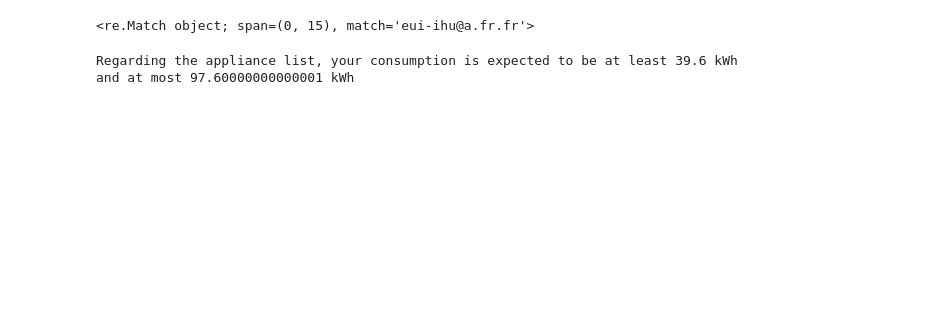
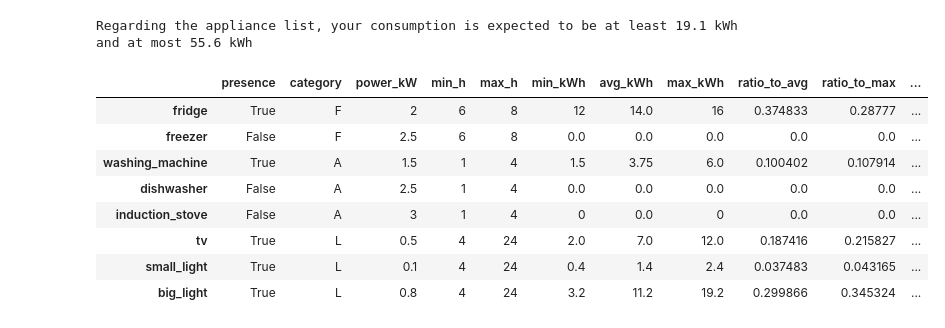
Before and after one commit to RantoB/Tilt-case, a Jupyter notebook: notebooks/function_test.ipynb, the cells around one changed output. Saved outputs shown, nothing was run; the diff lists cells and outputs as text; code cells hidden in the pictures; blank space fills up the shorter version.

```diff
--- a/notebooks/function_test.ipynb
+++ b/notebooks/function_test.ipynb
@@ -3,10 +1,3 @@ import re
-# %%
-pattern = r'\w+\.*-*\w*@[\w+.-]+\.\w+'
-email = 'eui-ihu@a.fr.fr'
-r = re.match(pattern, email)
-r
-# %% [output]
-<re.Match object; span=(0, 15), match='eui-ihu@a.fr.fr'>
 # %%
 import numpy as np
 import pandas as pd
@@ -78,7 +69,18 @@ data = {
 # %%
 df = calcul.build_base_df(data)
 
 print(f"""Regarding the appliance list, your consumption is expected to be at least \
 {df['min_kWh'].sum()} kWh and at most {df['max_kWh'].sum()} kWh""")
+
+df
 # %% [output]
-Regarding the appliance list, your consumption is expected to be at least 39.6 kWh and at most 97.60000000000001 kWh
+Regarding the appliance list, your consumption is expected to be at least 19.1 kWh and at most 55.6 kWh
+|  | presence | category | power_kW | min_h | max_h | min_kWh | avg_kWh | max_kWh | ratio_to_avg | ratio_to_max | ... |
+| fridge | True | F | 2 | 6 | 8 | 12 | 14.0 | 16 | 0.374833 | 0.28777 | ... |
+| freezer | False | F | 2.5 | 6 | 8 | 0.0 | 0.0 | 0.0 | 0.0 | 0.0 | ... |
+| washing_machine | True | A | 1.5 | 1 | 4 | 1.5 | 3.75 | 6.0 | 0.100402 | 0.107914 | ... |
+| dishwasher | False | A | 2.5 | 1 | 4 | 0.0 | 0.0 | 0.0 | 0.0 | 0.0 | ... |
+| induction_stove | False | A | 3 | 1 | 4 | 0 | 0.0 | 0 | 0.0 | 0.0 | ... |
+| tv | True | L | 0.5 | 4 | 24 | 2.0 | 7.0 | 12.0 | 0.187416 | 0.215827 | ... |
+| small_light | True | L | 0.1 | 4 | 24 | 0.4 | 1.4 | 2.4 | 0.037483 | 0.043165 | ... |
+| big_light | True | L | 0.8 | 4 | 24 | 3.2 | 11.2 | 19.2 | 0.299866 | 0.345324 | ... |
```
Also changed, not shown: parts of 23 cells of this notebook, 3 other files.
